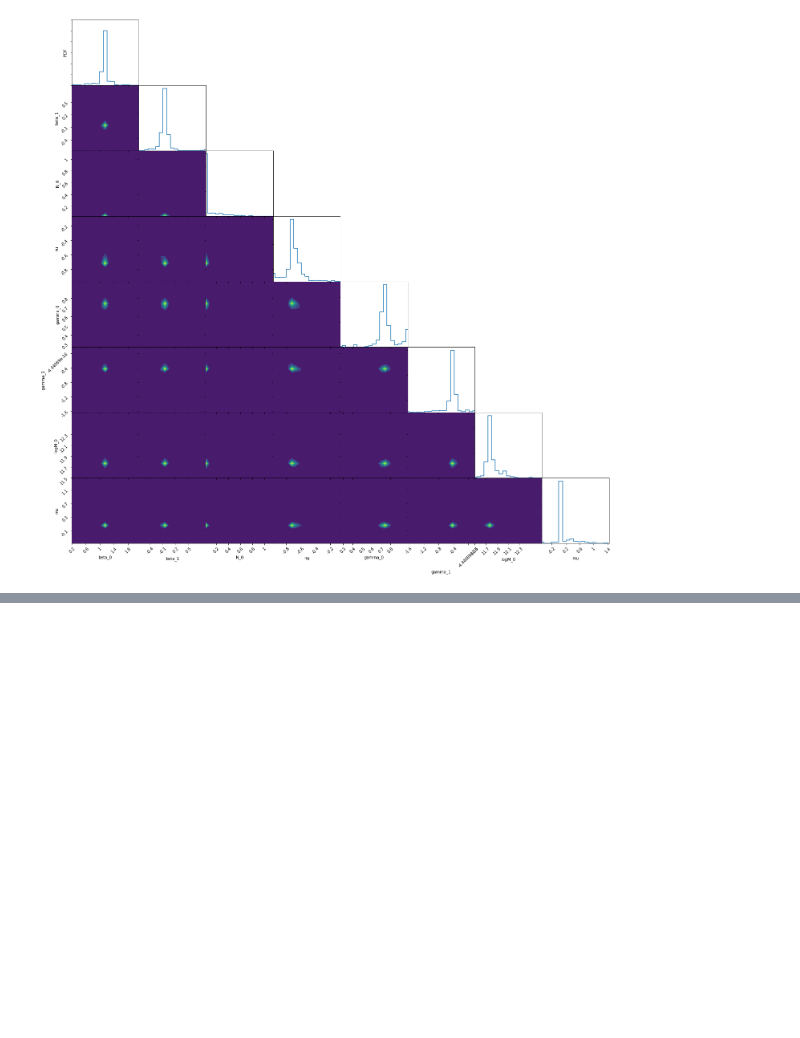
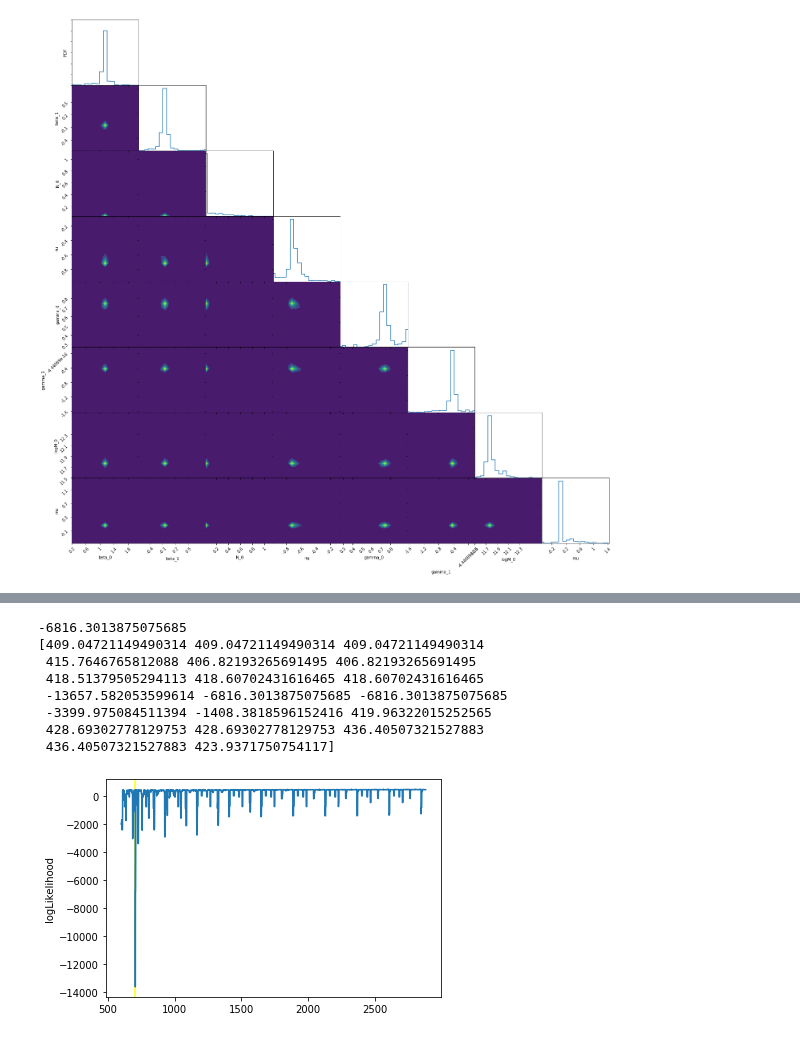
Before and after one commit to eklem1/GalaxySim, a Jupyter notebook: SMF_fit.ipynb, the cells around one changed output, grey strips where cells are left out. Saved outputs shown, nothing was run; the diff lists cells and outputs as text; code cells hidden in the pictures; blank space fills up the shorter version.

```diff
--- a/SMF_fit.ipynb
+++ b/SMF_fit.ipynb
@@ -480,0 +462,29 @@ NameError: name 'pars' is not defined
+# %%
+ticks = np.linspace(0, len(anl.logL)-1, len(anl.logL))
+
+xstart = 600
+
+maxL = anl.logL[706]
+
+print(anl.logL[706])
+print(anl.logL[706-10:706+10])
+
+pl.axvline(x=706, color="yellow", label=str(maxL))
+
+pl.plot(ticks[xstart:], anl.logL[xstart:])
+# pl.plot(ticks, anl.logL)
+pl.ylabel("logLikelihood")
+
+# pl.ylim(-500,)
+# pl.legend()
+pl.show()
+# %% [output]
+-6816.3013875075685
+[409.04721149490314 409.04721149490314 409.04721149490314
+ 415.7646765812088 406.82193265691495 406.82193265691495
+ 418.51379505294113 418.60702431616465 418.60702431616465
+ -13657.582053599614 -6816.3013875075685 -6816.3013875075685
+ -3399.975084511394 -1408.3818596152416 419.96322015252565
+ 428.69302778129753 428.69302778129753 436.40507321527883
+ 436.40507321527883 423.9371750754117]
+[figure, added]
```
Also changed, not shown: parts of 10 cells of this notebook, 6 other files.
